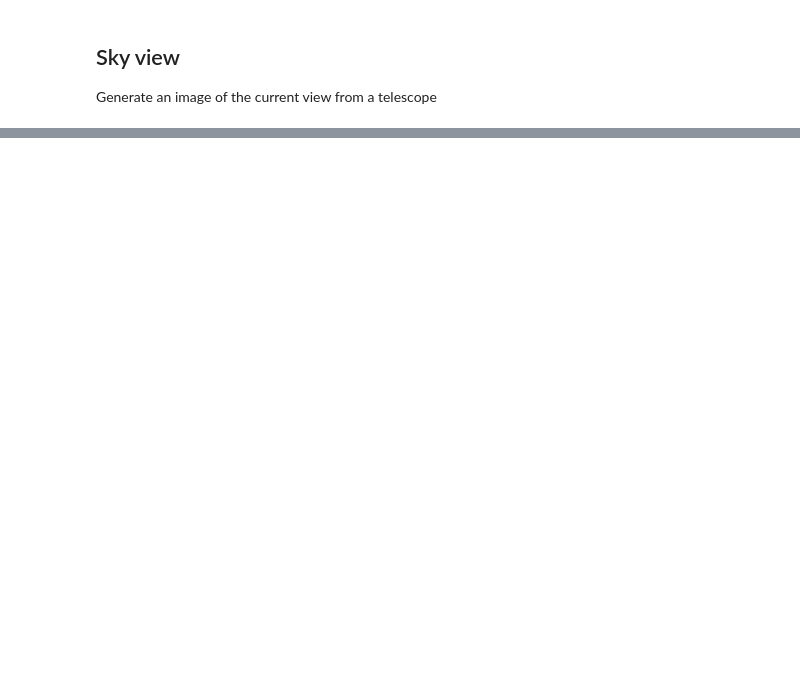
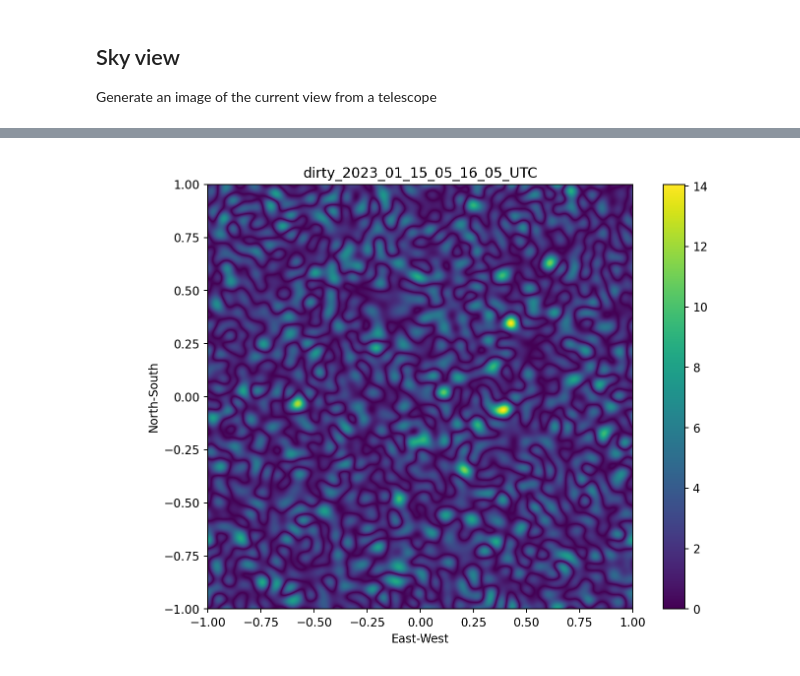
Before and after one commit to tart-telescope/notebooks, a Jupyter notebook: getting_started/TART_cmd_data.ipynb, the cells around one changed output, grey strips where cells are left out. Saved outputs shown, nothing was run; the diff lists cells and outputs as text; code cells hidden in the pictures; blank space fills up the shorter version.

Commit message:
resolve issue #5: Script tart_image does not produce any output?

```diff
--- a/getting_started/TART_cmd_data.ipynb
+++ b/getting_started/TART_cmd_data.ipynb
@@ -255,0 +278,8 @@ test.json           100%[===================>]  17.97K  88.4KB/s    in 0.2s
+# %%
+#@title Visibility data (vis_*.hdf)
+IMG = '/content/dirty_2023_01_15_05_16_05_UTC.png' #@param {type:"string"}
+# %%
+from IPython.display import Image
+Image(IMG)
+# %% [output]
+[figure, added]
```
Also changed, not shown: parts of 18 cells of this notebook.
